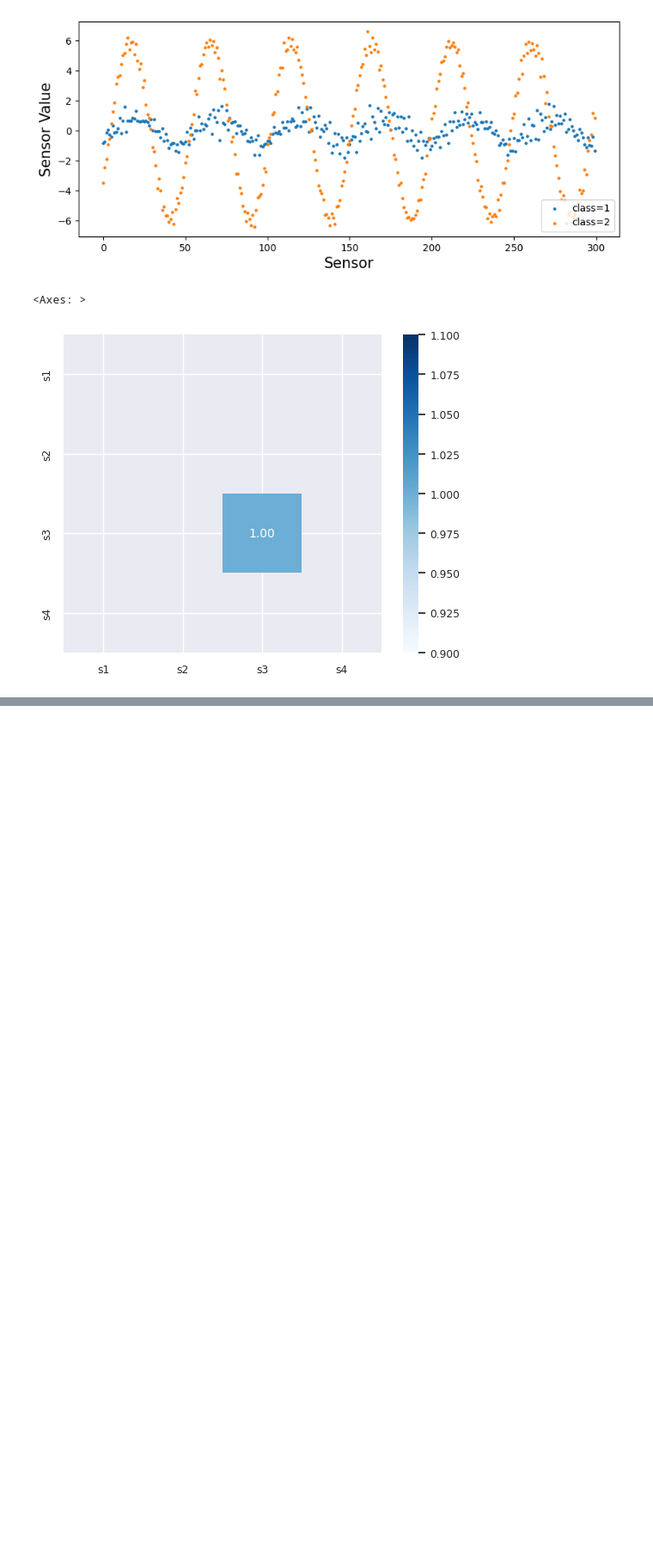
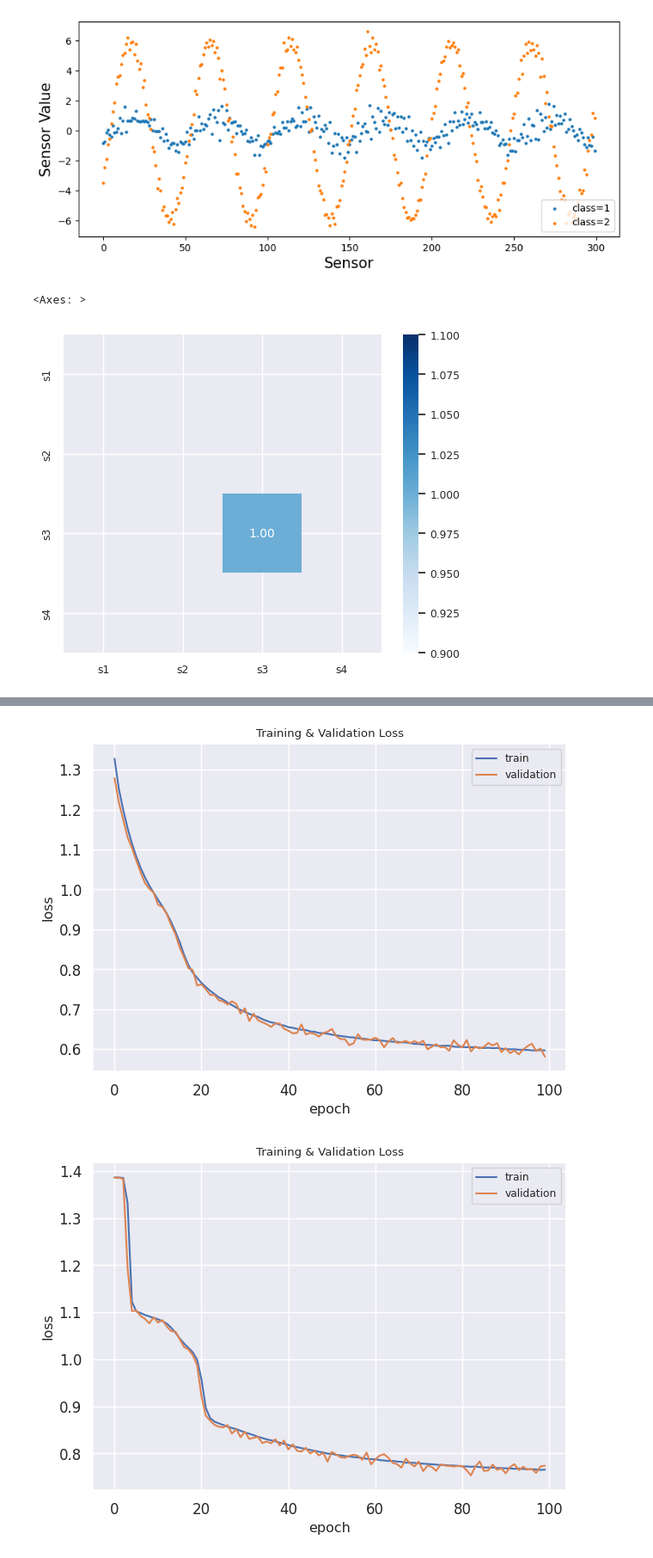
Before and after one commit to SincerityHun/Machine-Failure-Diagnosis, a Jupyter notebook: test.ipynb, the cells around one changed output, grey strips where cells are left out. Shown: that part at 86% size. Drawn from its saved outputs; the diff is of its cells as text; code cells hidden in the pictures; blank space fills up the shorter version.

```diff
--- a/test.ipynb
+++ b/test.ipynb
@@ -120,0 +248,9 @@ sns.heatmap(cm,annot=True,square=True,fmt=".2f",annot_kws={"size":10},yticklabel
+# %%
+from torch.utils.data import TensorDataset
+from torch.utils.data import DataLoader
+train = TensorDataset(x_train, y_train)
+train_dataloader = DataLoader(train, batch_size =5000, shuffle=True)
+valid = TensorDataset(x_valid, y_valid)
+valid_dataloader = DataLoader(valid, batch_size =len(x_valid), shuffle=False)
+test = TensorDataset(x_test, y_test)
+test_dataloader = DataLoader(test, batch_size =len(x_valid), shuffle=False)
@@ -120,0 +560,12 @@ sns.heatmap(cm,annot=True,square=True,fmt=".2f",annot_kws={"size":10},yticklabel
+# %%
+def plot_loss_graph(loss_values, loss_values_v):
+    plt.figure()
+    plt.plot(loss_values)
+    plt.plot(loss_values_v)
+    plt.title("Training & Validation Loss")
+    plt.ylabel("loss", fontsize="large")
+    plt.xlabel("epoch", fontsize="large")
+    plt.legend(["train", "validation"])
+    plt.tight_layout()
+    # 결과 저장
+    plt.savefig(PATH +'lossplot_output.png')
@@ -120,0 +584,6 @@ sns.heatmap(cm,annot=True,square=True,fmt=".2f",annot_kws={"size":10},yticklabel
+# %%
+plot_loss_graph(CNN_loss_values, CNN_loss_values_v)
+plot_loss_graph(RNN_loss_values, RNN_loss_values_v)
+# %% [output]
+[figure, added]
+[figure, added]
```
Also changed, not shown: parts of 22 cells of this notebook, 5 other files.
